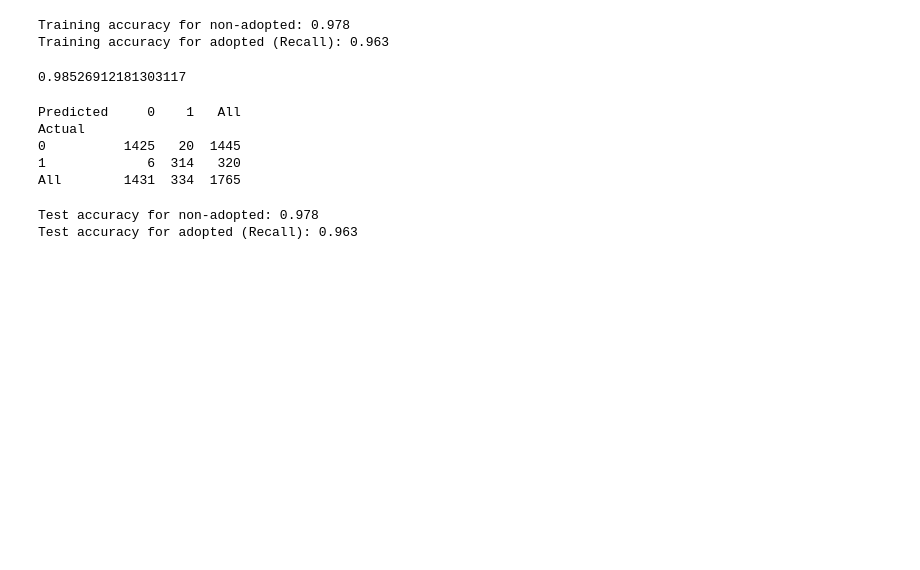
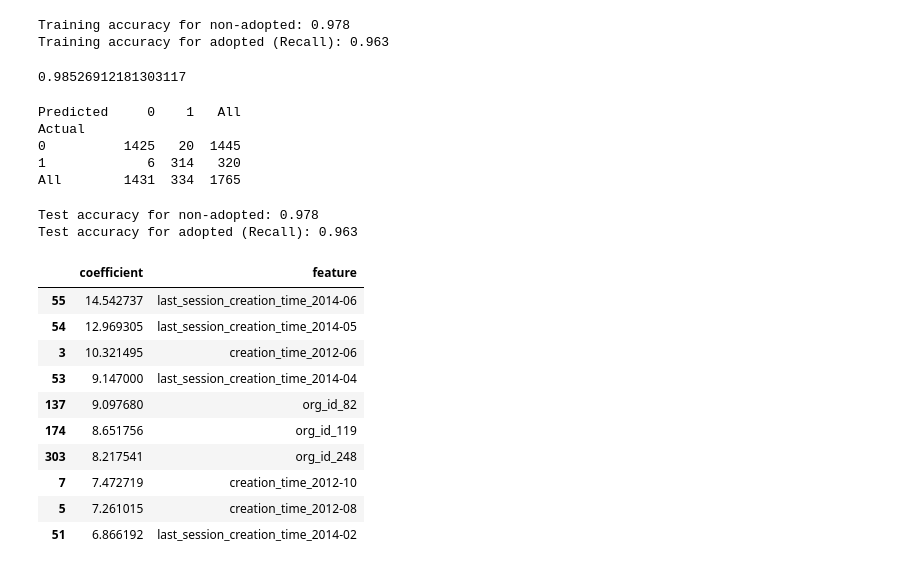
Before and after one commit to AOlden/sb-projects, a Jupyter notebook: relax_challenge/relax_take_home.ipynb, the cells around one changed output. Saved outputs shown, nothing was run; the diff lists cells and outputs as text; code cells hidden in the pictures; blank space fills up the shorter version.

Commit message:
model coefficients

```diff
--- a/relax_challenge/relax_take_home.ipynb
+++ b/relax_challenge/relax_take_home.ipynb
@@ -452,3 +452,21 @@ print('Test accuracy for adopted (Recall): {}'.format('%0.3f' % TP_train))
 # %% [output]
 Test accuracy for non-adopted: 0.978
 Test accuracy for adopted (Recall): 0.963
+# %%
+# feature evaluation for logistic regression
+logistic_coefs = clf_grid_best.coef_[0]
+logistic_coef_df = pd.DataFrame({'feature': features, 'coefficient': logistic_coefs})
+logistic_df = logistic_coef_df.sort_values('coefficient', ascending = False)
+logistic_df.head(10)
+# %% [output]
+|  | coefficient | feature |
+| 55 | 14.542737 | last_session_creation_time_2014-06 |
+| 54 | 12.969305 | last_session_creation_time_2014-05 |
+| 3 | 10.321495 | creation_time_2012-06 |
+| 53 | 9.147000 | last_session_creation_time_2014-04 |
+| 137 | 9.097680 | org_id_82 |
+| 174 | 8.651756 | org_id_119 |
+| 303 | 8.217541 | org_id_248 |
+| 7 | 7.472719 | creation_time_2012-10 |
+| 5 | 7.261015 | creation_time_2012-08 |
+| 51 | 6.866192 | last_session_creation_time_2014-02 |
```
Also changed, not shown: parts of 1 cell of this notebook.
